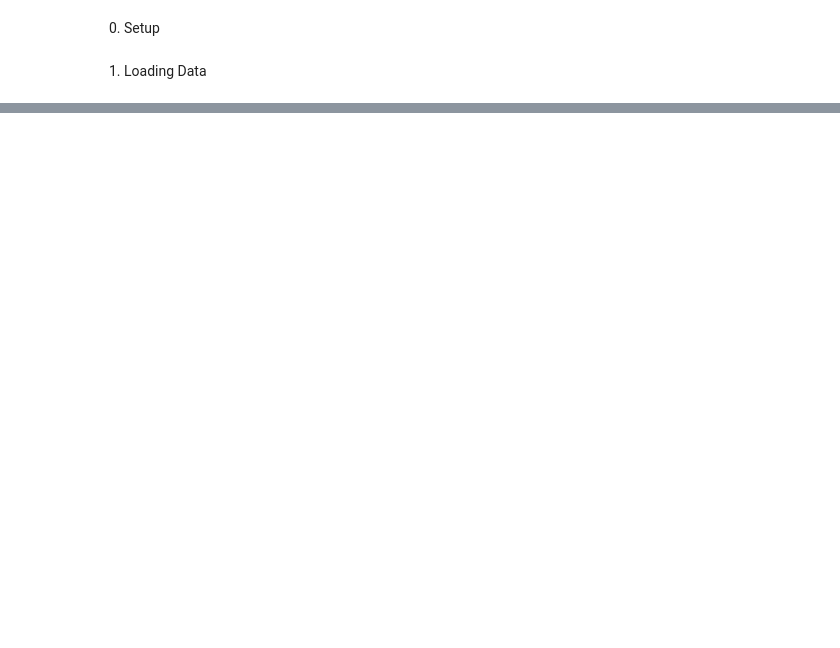
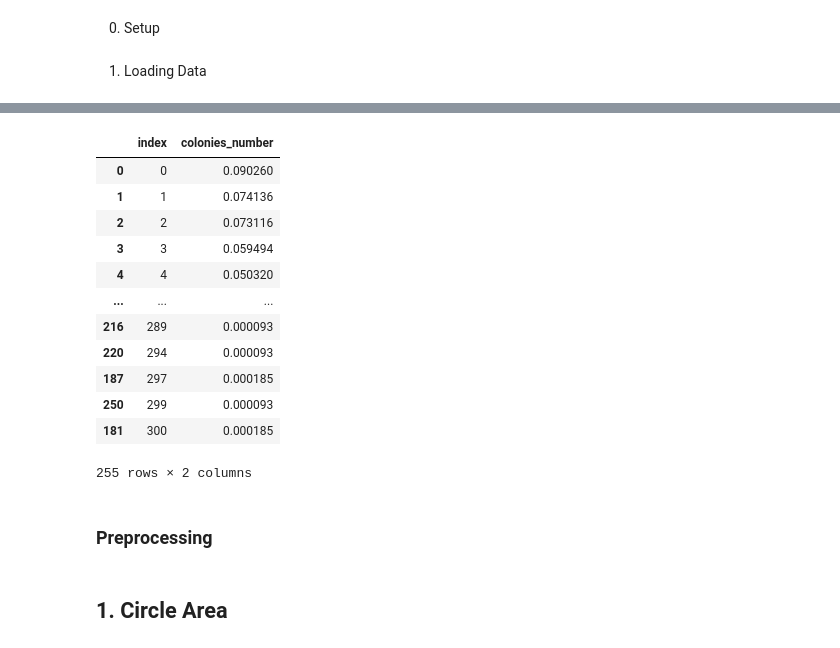
Before and after one commit to kparocki/settlersofagar, a Jupyter notebook: loading_images.ipynb, the cells around one changed output, grey strips where cells are left out. Cells and saved outputs as stored; diff of their text form; code cells hidden in the pictures; blank space fills up the shorter version.

```diff
--- a/loading_images.ipynb
+++ b/loading_images.ipynb
@@ -25,7 +44,0 @@ for image_i in files_jpg:
-# %%
-jsons = {}
-# load json
-for json_i in files_jpg:
-    # Open the JSON file
-    with open(path + "/" + json_i, 'rb') as file:
-      jsons[json_i] = json.load(file)
@@ -34,7 +44,0 @@ UnicodeDecodeError: 'utf-16-le' codec can't decode bytes in position 0-1: illega
-# %%
-
-
-# Open the JSON file
-with open('example.json', 'r') as file:
-    # Load the JSON data
-    data = json.load(file)
@@ -44,0 +45,20 @@ images['5271.jpg'].shape
+# %%
+import zipfile
+from PIL import Image
+
+imgzip = zipfile.ZipFile(path + "train_data.zip")
+inflist = imgzip.infolist()
+
+# load image
+images = {}
+jsons = {}
+
+for f in tqdm(inflist):
+  if 'jpg' in f.filename:
+    ifile = imgzip.open(f)
+    images[f.filename] = Image.open(ifile)
+# %%
+for f in tqdm(inflist):
+  if 'json' in f.filename:
+    ifile = imgzip.open(f)
+    jsons[f.filename] = json.load(ifile)
@@ -44,0 +97,21 @@ images['5271.jpg'].shape
+# %%
+df_image_description = pd.DataFrame(jsons).T.reset_index().rename(columns={'index':'id_image'})
+df_image_description['colonies_number'].value_counts(normalize=True).reset_index().sort_values('index')
+# %% [output]
+|  | index | colonies_number |
+| 0 | 0 | 0.090260 |
+| 1 | 1 | 0.074136 |
+| 2 | 2 | 0.073116 |
+| 3 | 3 | 0.059494 |
+| 4 | 4 | 0.050320 |
+| ... | ... | ... |
+| 216 | 289 | 0.000093 |
+| 220 | 294 | 0.000093 |
+| 187 | 297 | 0.000185 |
+| 250 | 299 | 0.000093 |
+| 181 | 300 | 0.000185 |
+255 rows × 2 columns
+# %% [markdown]
+### Preprocessing
+# %% [markdown]
+## 1. Circle Area
```
Also changed, not shown: parts of 9 cells of this notebook.
